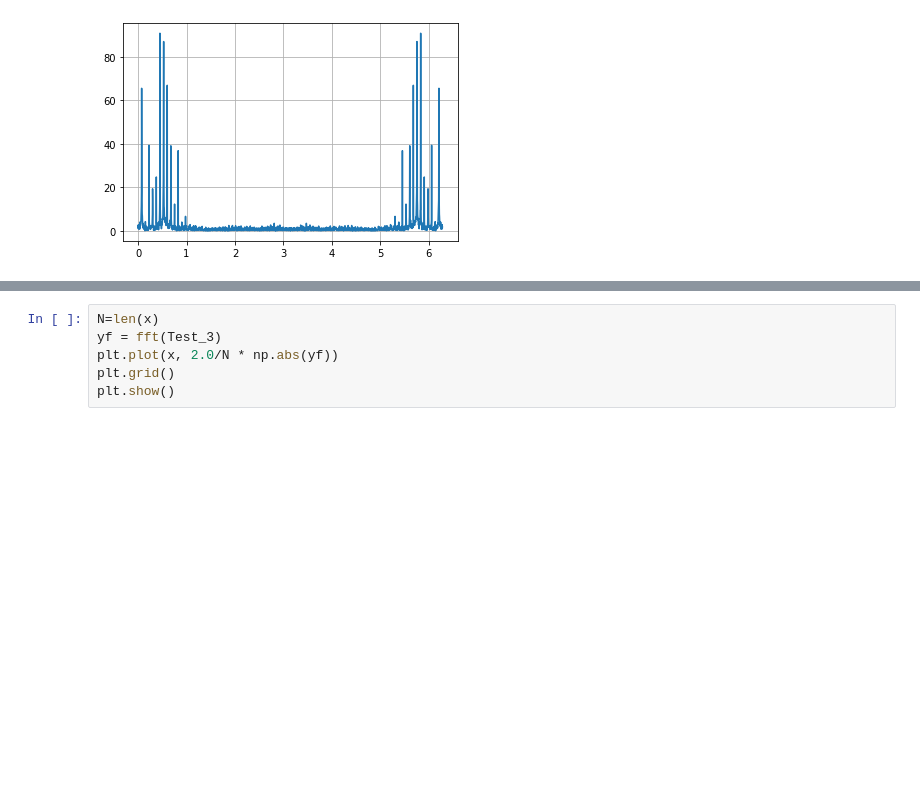
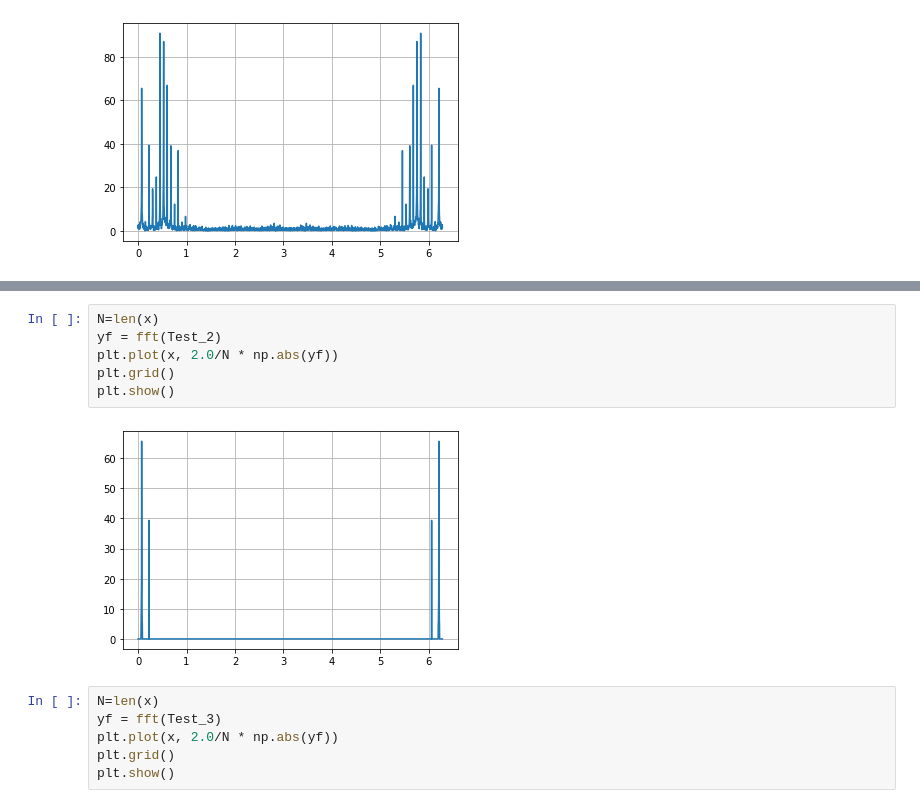
Before and after one commit to mgeraldo/Fourier-and-Sound-Processing, a Jupyter notebook: Record Audio Using PyAudio.ipynb, the cells around one changed output, grey strips where cells are left out. Drawn from its saved outputs; the diff is of its cells as text; blank space fills up the shorter version.

```diff
--- a/Record Audio Using PyAudio.ipynb
+++ b/Record Audio Using PyAudio.ipynb
@@ -479,3 +601,11 @@ plt.show()
+# %%
+N=len(x)
+yf = fft(Test_2)
+plt.plot(x, 2.0/N * np.abs(yf))
+plt.grid()
+plt.show()
+# %% [output]
+[figure, added]
 # %%
 N=len(x)
 yf = fft(Test_3)
```
Also changed, not shown: parts of 29 cells of this notebook, 4 other files.
